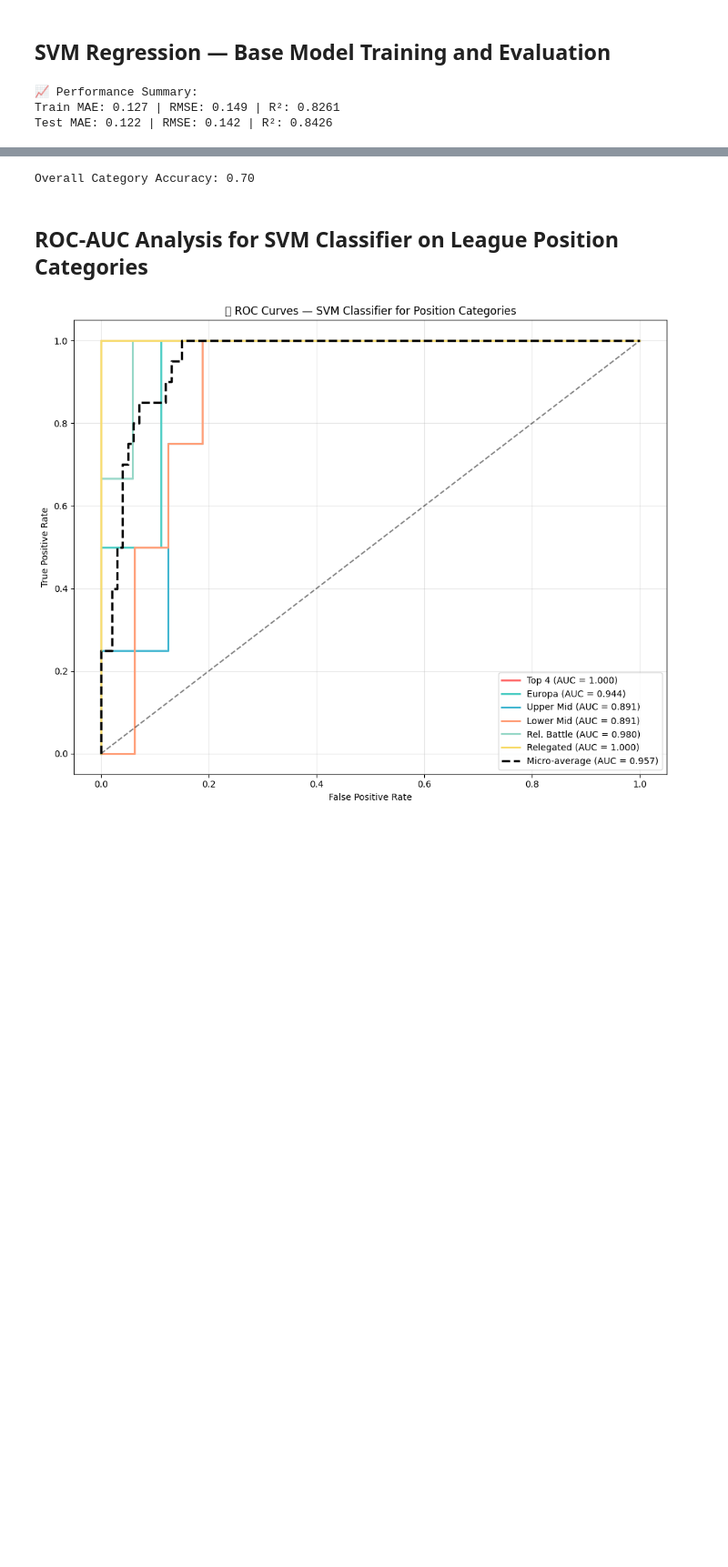
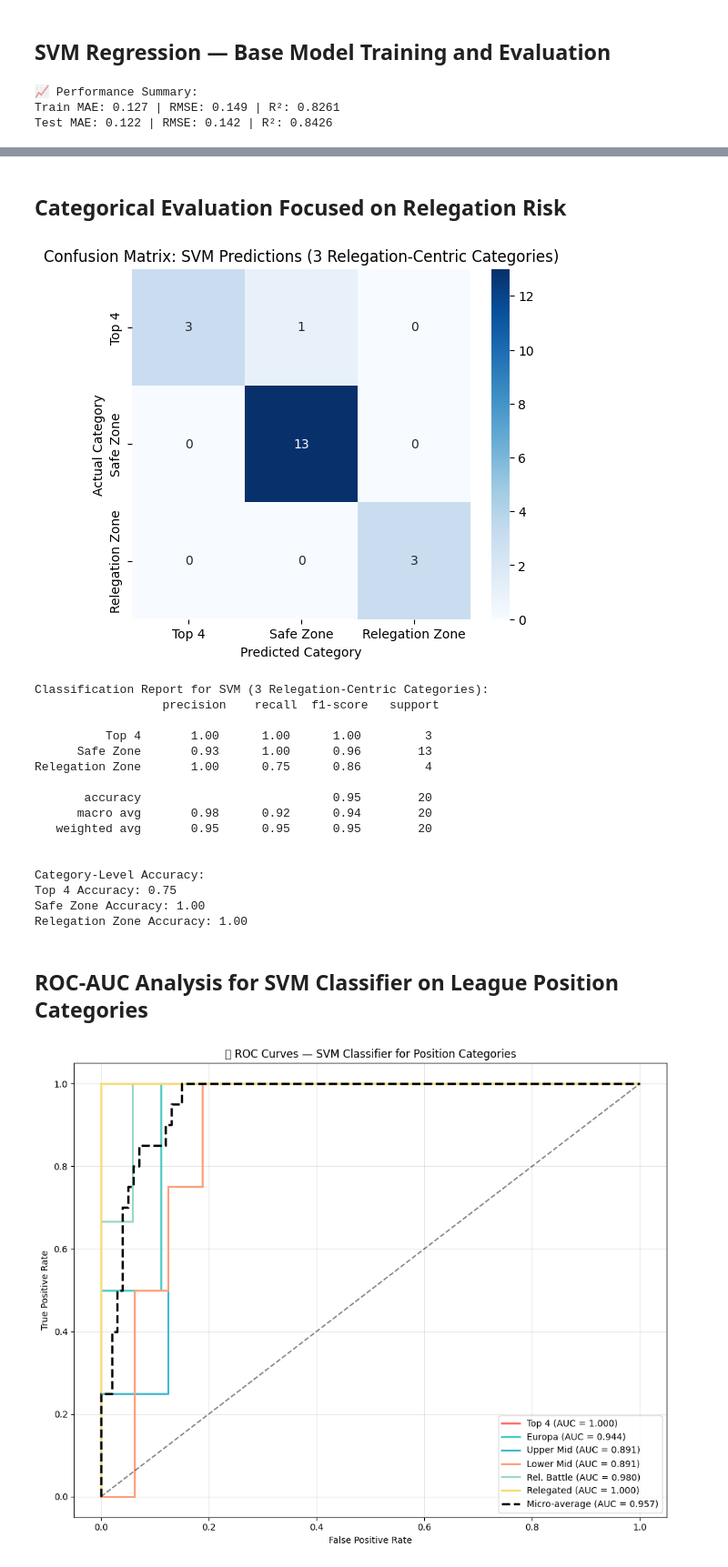
Before and after one commit to AtfastrSlushyMaker/pl-standings-prediction-project, a Jupyter notebook: notebooks/algorithms/SVM/svm_model.ipynb, the cells around one changed output, grey strips where cells are left out. Shown at 91% size. Drawn from its saved outputs; the diff is of its cells as text; code cells hidden in the pictures; blank space fills up the shorter version.

```diff
--- a/notebooks/algorithms/SVM/svm_model.ipynb
+++ b/notebooks/algorithms/SVM/svm_model.ipynb
@@ -513,10 +378,67 @@ Relegation Battle       1.00      0.75      0.86         4
-# %%
-from sklearn.metrics import accuracy_score
-
-acc = accuracy_score(y_actual_cat, y_pred_cat)
-print(f"Overall Category Accuracy: {acc:.2f}")
-# %% [output]
-Overall Category Accuracy: 0.70
+# %% [markdown]
+## Categorical Evaluation Focused on Relegation Risk
+# %%
+# Import evaluation metrics and plotting libraries
+from sklearn.metrics import confusion_matrix, classification_report
+import seaborn as sns
+import matplotlib.pyplot as plt
+import numpy as np
+
+# Define a function to categorize into 3 levels
+def categorize_3_levels(pos):
+    if pos <= 4:
+        return 'Top 4'
+    elif pos >= 18:
+        return 'Relegation Zone'
+    else:
+        return 'Safe Zone'
+
+# Apply categorization to actual and predicted values using y_test and y_pred_best_svr
+y_actual_cat_3 = [categorize_3_levels(int(pos)) for pos in y_test]                # true labels from actual positions
+y_pred_cat_3   = [categorize_3_levels(int(round(pos))) for pos in y_pred_best_svr] # predicted labels from optimized SVR
+
+# Define category labels for the 3 levels (in a meaningful order for plotting/reporting)
+category_labels_3 = ['Top 4', 'Safe Zone', 'Relegation Zone']
+
+# 1. Confusion Matrix: True vs Predicted categories (relegation-focused, 3 levels)
+cm_3 = confusion_matrix(y_actual_cat_3, y_pred_cat_3, labels=category_labels_3)
+plt.figure(figsize=(6, 5))
+sns.heatmap(cm_3, annot=True, fmt='d', cmap='Blues',
+            xticklabels=category_labels_3, yticklabels=category_labels_3)
+plt.title('Confusion Matrix: SVM Predictions (3 Relegation-Centric Categories)')
+plt.xlabel('Predicted Category')
+plt.ylabel('Actual Category')
+plt.show()
+
+# 2. Classification Report: Precision, Recall, F1 by category (3 levels)
+report_3 = classification_report(y_actual_cat_3, y_pred_cat_3, target_names=category_labels_3)
+print("Classification Report for SVM (3 Relegation-Centric Categories):\n", report_3)
+
+# 3. Category-Level Accuracy: Accuracy for each relegation-related category
+class_counts_3 = cm_3.sum(axis=1) # Sum of actual occurrences for each category
+print("\nCategory-Level Accuracy:")
+for idx, category in enumerate(category_labels_3):
+    # Avoid division by zero if a category is missing in the test set's actual labels
+    accuracy = cm_3[idx, idx] / class_counts_3[idx] if class_counts_3[idx] > 0 else 0
+    print(f"{category} Accuracy: {accuracy:.2f}")
+# %% [output]
+[figure, added]
+Classification Report for SVM (3 Relegation-Centric Categories):
+                  precision    recall  f1-score   support
+
+          Top 4       1.00      1.00      1.00         3
+      Safe Zone       0.93      1.00      0.96        13
+Relegation Zone       1.00      0.75      0.86         4
+
+       accuracy                           0.95        20
+      macro avg       0.98      0.92      0.94        20
+   weighted avg       0.95      0.95      0.95        20
+
+
+Category-Level Accuracy:
+Top 4 Accuracy: 0.75
+Safe Zone Accuracy: 1.00
+Relegation Zone Accuracy: 1.00
 # %% [markdown]
 ## ROC-AUC Analysis for SVM Classifier on League Position Categories
 # %%
```
Also changed, not shown: parts of 25 cells of this notebook.
